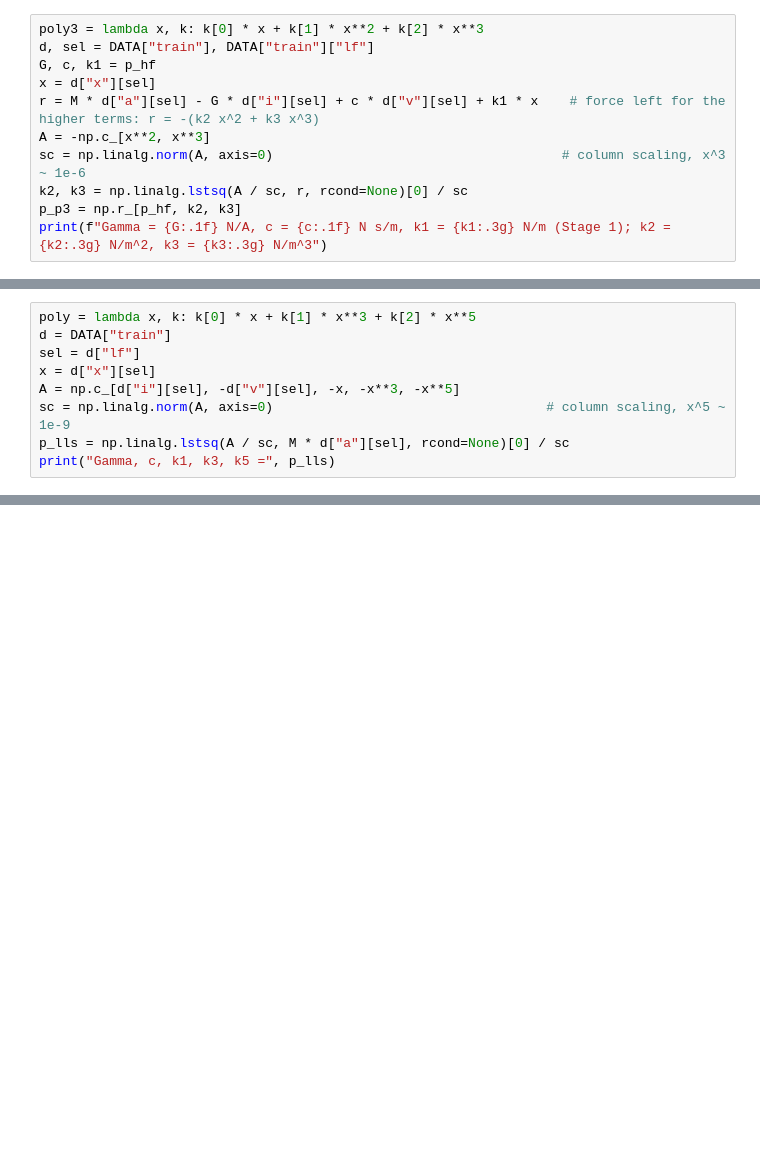
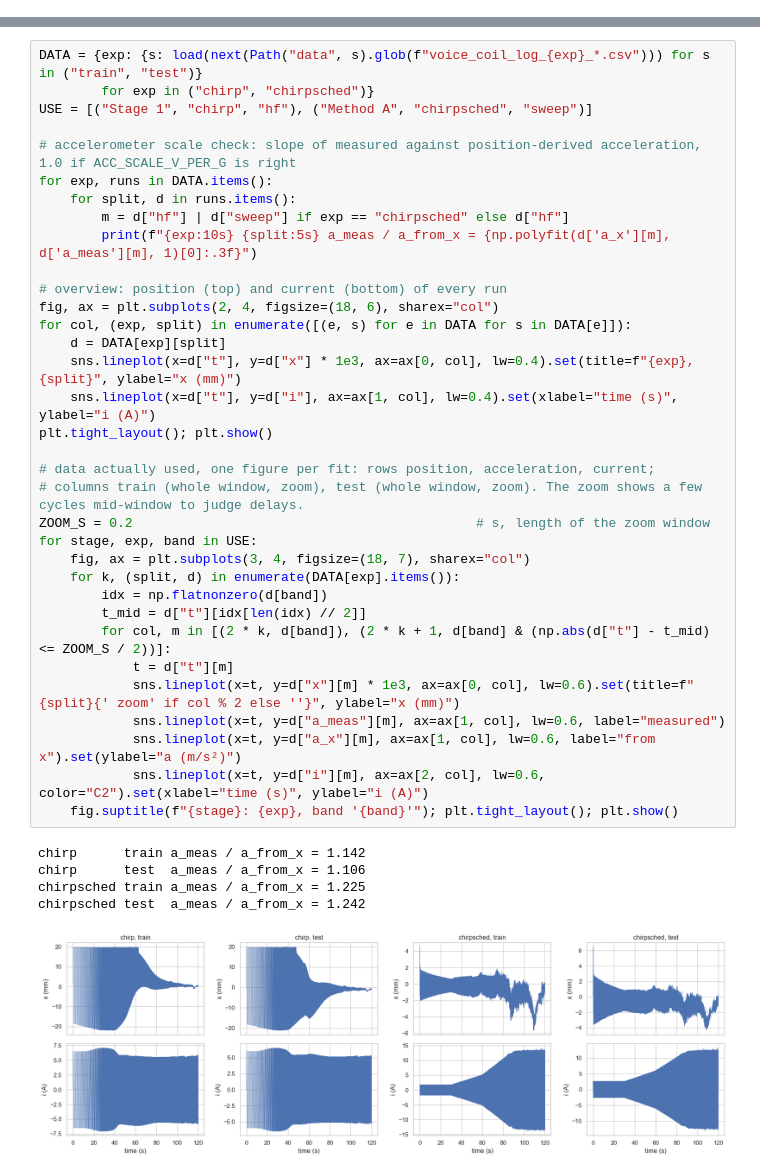
Before and after one commit to renskortmann/Ethercat-voice-coil-controller, a Jupyter notebook: vca_greybox_fit.ipynb, the cells around one changed output, grey strips where cells are left out. Drawn from its saved outputs; the diff is of its cells as text; blank space fills up the shorter version.

Commit message:
Three methods that fit

```diff
--- a/vca_greybox_fit.ipynb
+++ b/vca_greybox_fit.ipynb
@@ -205,11 +0,0 @@ $$m\ddot{x} = \Gamma\, i - c\,\dot{x} - (k_1 x + k_2 x^2 + k_3 x^3)$$
-# %%
-poly3 = lambda x, k: k[0] * x + k[1] * x**2 + k[2] * x**3
-d, sel = DATA["train"], DATA["train"]["lf"]
-G, c, k1 = p_hf
-x = d["x"][sel]
-r = M * d["a"][sel] - G * d["i"][sel] + c * d["v"][sel] + k1 * x    # force left for the higher terms: r = -(k2 x^2 + k3 x^3)
-A = -np.c_[x**2, x**3]
-sc = np.linalg.norm(A, axis=0)                                     # column scaling, x^3 ~ 1e-6
-k2, k3 = np.linalg.lstsq(A / sc, r, rcond=None)[0] / sc
-p_p3 = np.r_[p_hf, k2, k3]
-print(f"Gamma = {G:.1f} N/A, c = {c:.1f} N s/m, k1 = {k1:.3g} N/m (Stage 1); k2 = {k2:.3g} N/m^2, k3 = {k3:.3g} N/m^3")
@@ -230,9 +0,0 @@ $$m\ddot{x} = \Gamma\, i - c\,\dot{x} - (k_1 x + k_3 x^3 + k_5 x^5)$$
-# %%
-poly = lambda x, k: k[0] * x + k[1] * x**3 + k[2] * x**5
-d = DATA["train"]
-sel = d["lf"]
-x = d["x"][sel]
-A = np.c_[d["i"][sel], -d["v"][sel], -x, -x**3, -x**5]
-sc = np.linalg.norm(A, axis=0)                                   # column scaling, x^5 ~ 1e-9
-p_lls = np.linalg.lstsq(A / sc, M * d["a"][sel], rcond=None)[0] / sc
-print("Gamma, c, k1, k3, k5 =", p_lls)
@@ -315,0 +170,40 @@ C: magnet greybox  Gamma =   267.5 N/A   c =  -273.9 N s/m   k1 = 8.74e+05 N/m
+# %%
+DATA = {exp: {s: load(next(Path("data", s).glob(f"voice_coil_log_{exp}_*.csv"))) for s in ("train", "test")}
+        for exp in ("chirp", "chirpsched")}
+USE = [("Stage 1", "chirp", "hf"), ("Method A", "chirpsched", "sweep")]
+
+# accelerometer scale check: slope of measured against position-derived acceleration, 1.0 if ACC_SCALE_V_PER_G is right
+for exp, runs in DATA.items():
+    for split, d in runs.items():
+        m = d["hf"] | d["sweep"] if exp == "chirpsched" else d["hf"]
+        print(f"{exp:10s} {split:5s} a_meas / a_from_x = {np.polyfit(d['a_x'][m], d['a_meas'][m], 1)[0]:.3f}")
+
+# overview: position (top) and current (bottom) of every run
+fig, ax = plt.subplots(2, 4, figsize=(18, 6), sharex="col")
+for col, (exp, split) in enumerate([(e, s) for e in DATA for s in DATA[e]]):
+    d = DATA[exp][split]
+    sns.lineplot(x=d["t"], y=d["x"] * 1e3, ax=ax[0, col], lw=0.4).set(title=f"{exp}, {split}", ylabel="x (mm)")
+    sns.lineplot(x=d["t"], y=d["i"], ax=ax[1, col], lw=0.4).set(xlabel="time (s)", ylabel="i (A)")
+plt.tight_layout(); plt.show()
+
+# data actually used, one figure per fit: rows position, acceleration, current;
+# columns train (whole window, zoom), test (whole window, zoom). The zoom shows a few cycles mid-window to judge delays.
+ZOOM_S = 0.2                                            # s, length of the zoom window
+for stage, exp, band in USE:
+    fig, ax = plt.subplots(3, 4, figsize=(18, 7), sharex="col")
+    for k, (split, d) in enumerate(DATA[exp].items()):
+        idx = np.flatnonzero(d[band])
+        t_mid = d["t"][idx[len(idx) // 2]]
+        for col, m in [(2 * k, d[band]), (2 * k + 1, d[band] & (np.abs(d["t"] - t_mid) <= ZOOM_S / 2))]:
+            t = d["t"][m]
+            sns.lineplot(x=t, y=d["x"][m] * 1e3, ax=ax[0, col], lw=0.6).set(title=f"{split}{' zoom' if col % 2 else ''}", ylabel="x (mm)")
+            sns.lineplot(x=t, y=d["a_meas"][m], ax=ax[1, col], lw=0.6, label="measured")
+            sns.lineplot(x=t, y=d["a_x"][m], ax=ax[1, col], lw=0.6, label="from x").set(ylabel="a (m/s²)")
+            sns.lineplot(x=t, y=d["i"][m], ax=ax[2, col], lw=0.6, color="C2").set(xlabel="time (s)", ylabel="i (A)")
+    fig.suptitle(f"{stage}: {exp}, band '{band}'"); plt.tight_layout(); plt.show()
+# %% [output]
+chirp      train a_meas / a_from_x = 1.142
+chirp      test  a_meas / a_from_x = 1.106
+chirpsched train a_meas / a_from_x = 1.225
+chirpsched test  a_meas / a_from_x = 1.242
+[figure, added]
```
Also changed, not shown: parts of 37 cells of this notebook, 8 other files.
